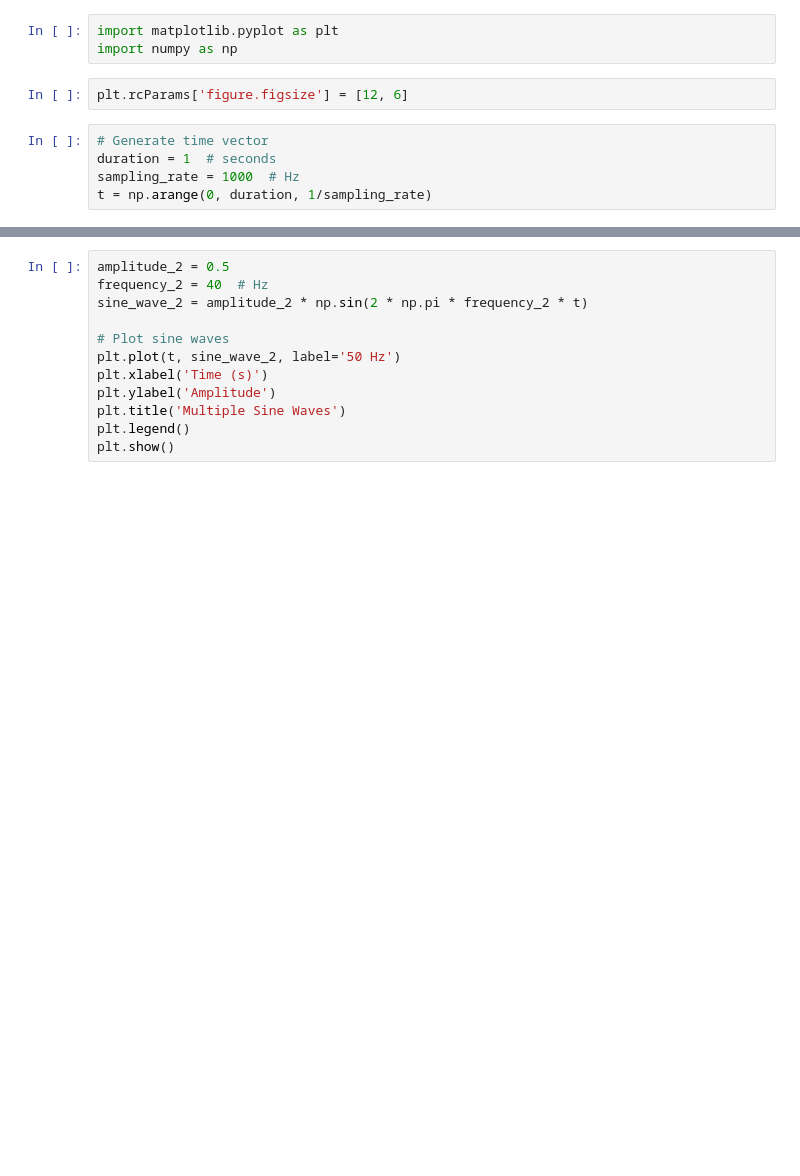
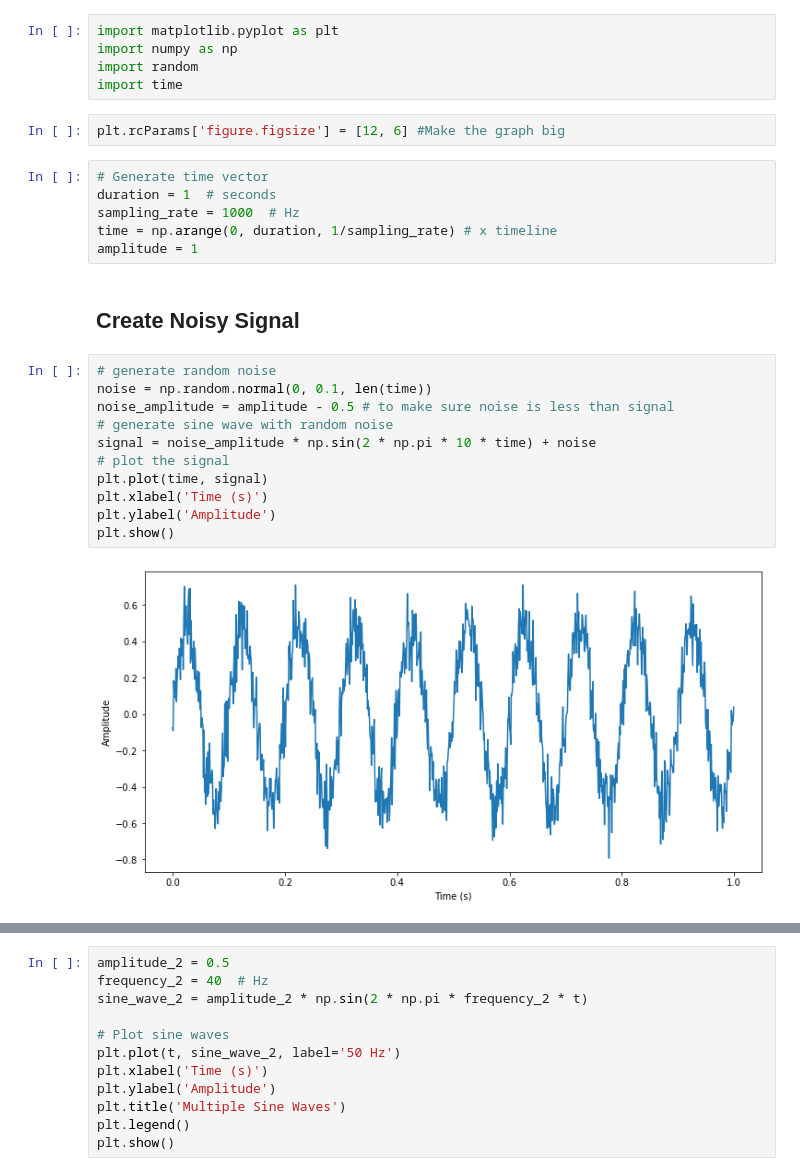
Before and after one commit to sayingless/fast-fourier-transform, a Jupyter notebook: Fourier Transform.ipynb, the cells around one changed output, grey strips where cells are left out. Cells and saved outputs as stored; diff of their text form; blank space fills up the shorter version.

```diff
--- a/Fourier Transform.ipynb
+++ b/Fourier Transform.ipynb
@@ -1,10 +1,28 @@
 # %%
 import matplotlib.pyplot as plt
 import numpy as np
+import random
+import time
 # %%
-plt.rcParams['figure.figsize'] = [12, 6]
+plt.rcParams['figure.figsize'] = [12, 6] #Make the graph big
 # %%
 # Generate time vector
 duration = 1  # seconds
 sampling_rate = 1000  # Hz
-t = np.arange(0, duration, 1/sampling_rate)
+time = np.arange(0, duration, 1/sampling_rate) # x timeline
+amplitude = 1
+# %% [markdown]
+## Create Noisy Signal
+# %%
+# generate random noise
+noise = np.random.normal(0, 0.1, len(time))
+noise_amplitude = amplitude - 0.5 # to make sure noise is less than signal
+# generate sine wave with random noise
+signal = noise_amplitude * np.sin(2 * np.pi * 10 * time) + noise
+# plot the signal
+plt.plot(time, signal)
+plt.xlabel('Time (s)')
+plt.ylabel('Amplitude')
+plt.show()
+# %% [output]
+[figure, added]
```
Also changed, not shown: parts of 16 cells of this notebook.
